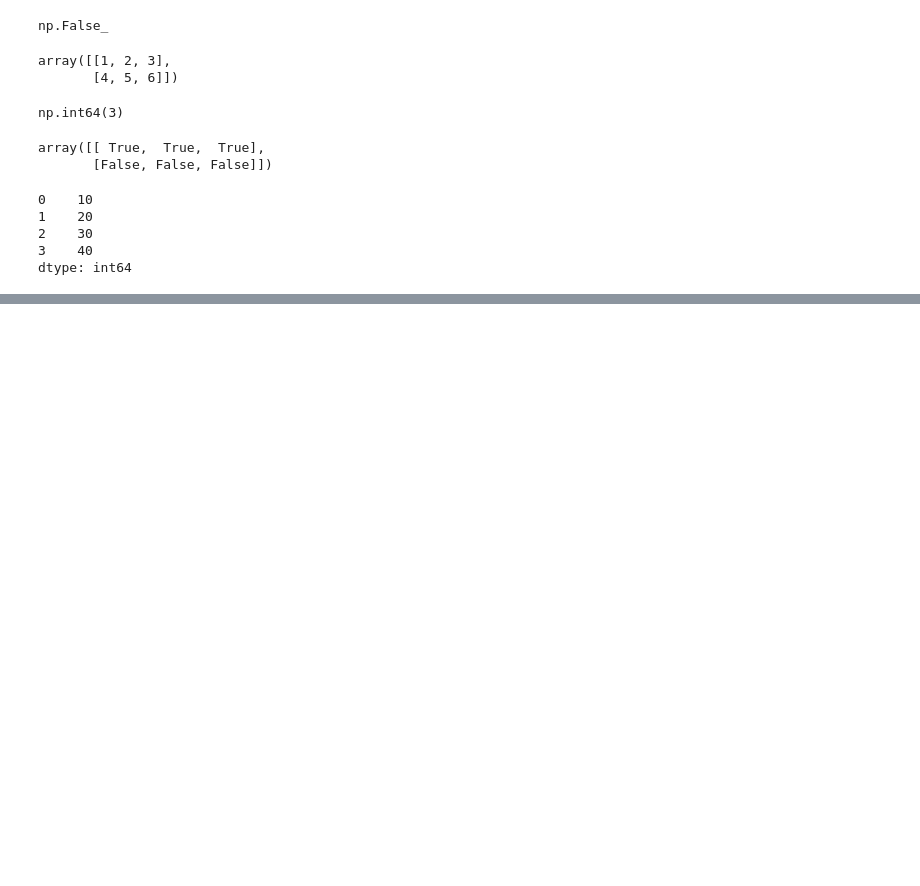
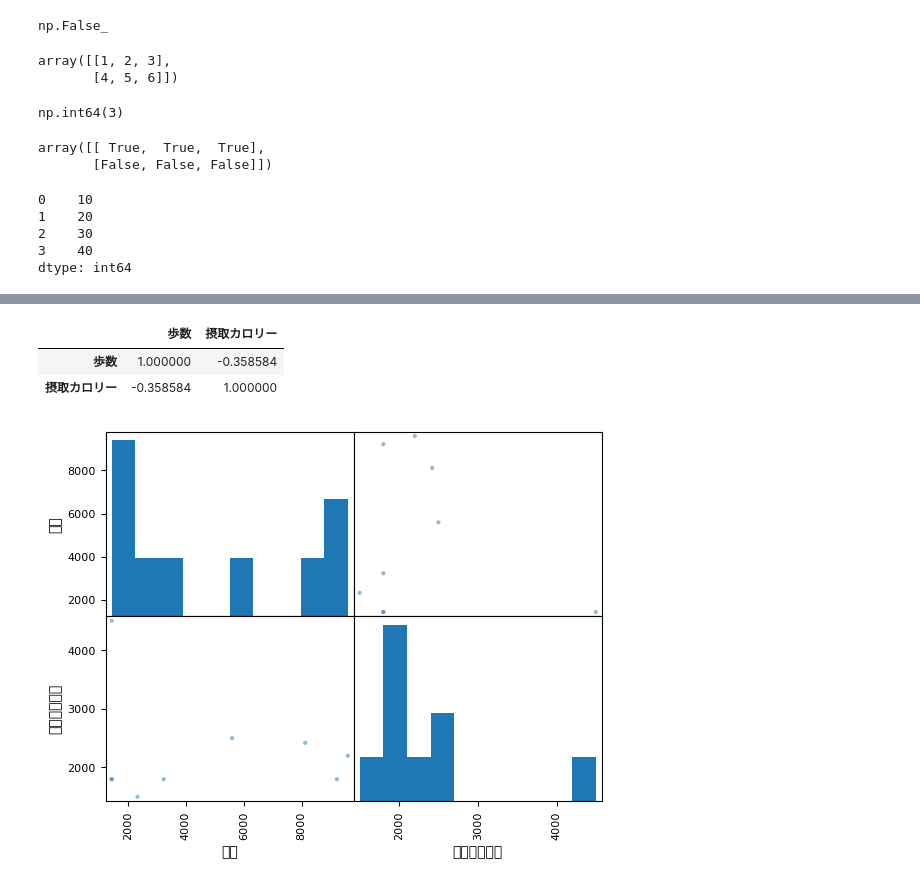
Before and after one commit to makishig/python_practice, a Jupyter notebook: 2026_9_14.ipynb, the cells around one changed output, grey strips where cells are left out. Saved outputs shown, nothing was run; the diff lists cells and outputs as text; code cells hidden in the pictures; blank space fills up the shorter version.

```diff
--- a/2026_9_14.ipynb
+++ b/2026_9_14.ipynb
@@ -340,0 +630,3 @@ df = pd.Dataframe
+# %%
+df = pd.read_csv('data/202412health.csv', index_col='日付', parse_dates=True)
+df.head()
@@ -340,0 +714,3 @@ df = pd.Dataframe
+# %%
+dffill = df.fillna(df.mode().iloc[0, :])
+dffill
@@ -340,0 +745,11 @@ df = pd.Dataframe
+# %%
+df.corr()
+# %% [output]
+|  | 歩数 | 摂取カロリー |
+| 歩数 | 1.000000 | -0.358584 |
+| 摂取カロリー | -0.358584 | 1.000000 |
+# %%
+from pandas.plotting import scatter_matrix
+_ = scatter_matrix(dffill)
+# %% [output]
+[figure, added]
```
Also changed, not shown: parts of 45 cells of this notebook.
